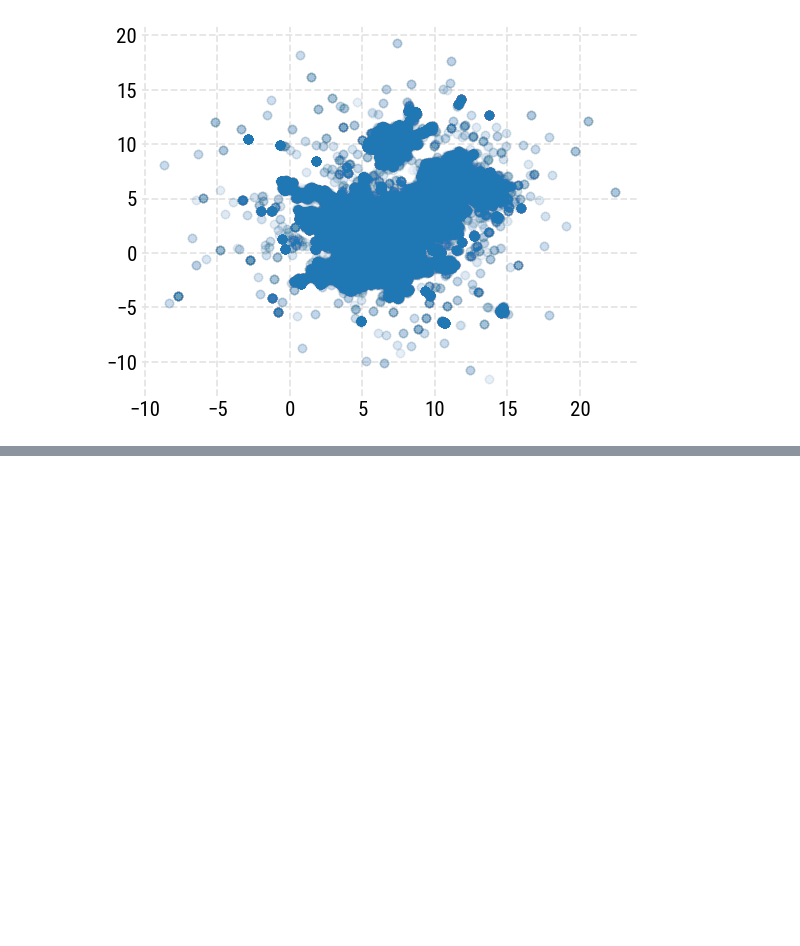
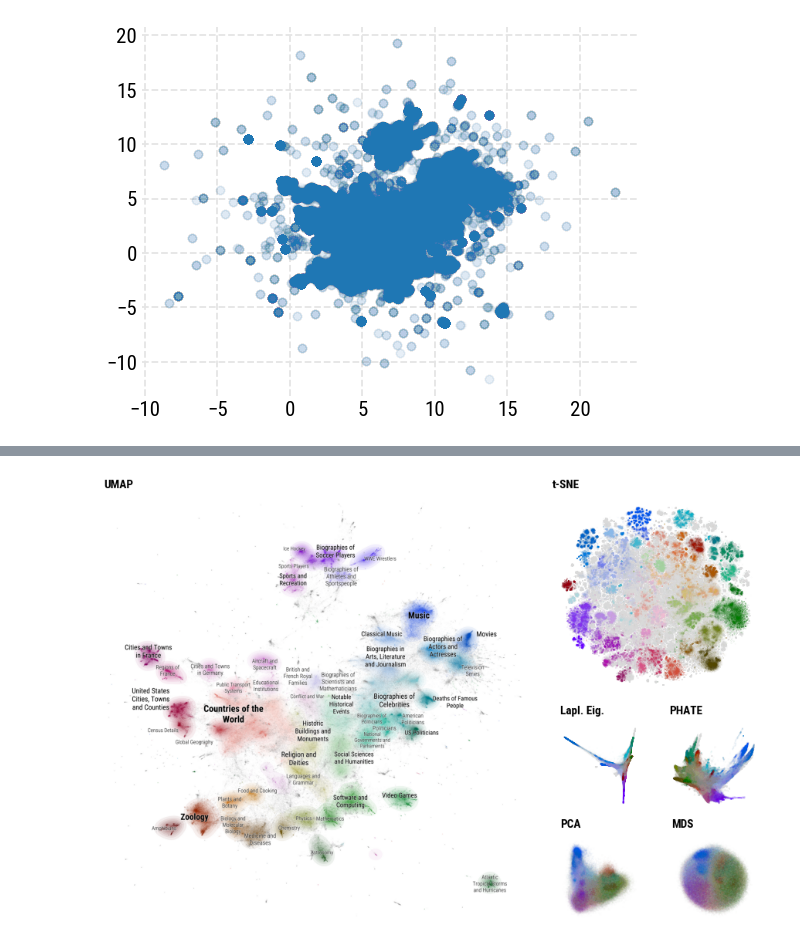
Before and after one commit to dkobak/low-dim-embeddings-review, a Jupyter notebook: code/wikipedia-figure.ipynb, the cells around one changed output, grey strips where cells are left out. Drawn from its saved outputs; the diff is of its cells as text; code cells hidden in the pictures; blank space fills up the shorter version.

```diff
--- a/code/wikipedia-figure.ipynb
+++ b/code/wikipedia-figure.ipynb
@@ -272,0 +255,100 @@ fig.savefig("../figures/wikipedia_figure.png", dpi=400, facecolor="white")
+# %%
+fig, ax_dict = plt.subplot_mosaic(
+'''
+AAAABB
+AAAABB
+AAAACD
+AAAAEF
+''',
+figsize=(9,6),
+dpi=100,
+)
+
+# Replace UMAP plot with the static image
+img = plt.imread("../figures/umap_pca-init_wikipedia_map.png")
+ax_dict["A"].imshow(img)
+ax_dict["A"].axis("off")
+ax_dict["A"].set_title("UMAP", fontfamily="Roboto Condensed", fontsize=11, pad=10)
+ax_dict["B"].set_title("t-SNE", fontfamily="Roboto Condensed", fontsize=11, pad=10)
+ax_dict["D"].set_title("PHATE", fontfamily="Roboto Condensed", fontsize=11, pad=10)
+ax_dict["C"].set_title("Lapl. Eig.", fontfamily="Roboto Condensed", fontsize=11, pad=10)
+ax_dict["E"].set_title("PCA", fontfamily="Roboto Condensed", fontsize=11, pad=10)
+ax_dict["F"].set_title("MDS", fontfamily="Roboto Condensed", fontsize=11, pad=10)
+
+# Create a modified label_color_map with alpha for grey colors
+modified_label_color_map = label_color_map.copy()
+for key, color in modified_label_color_map.items():
+    # Check if color is grey-ish (all RGB values are close to each other)
+    if isinstance(color, (list, tuple)) and len(color) >= 3:
+        r, g, b = color[0], color[1], color[2]
+        # If it's a grey color (all channels roughly equal), add alpha
+        if abs(r - g) < 0.1 and abs(r - b) < 0.1 and abs(g - b) < 0.1:
+            if len(color) == 3:
+                modified_label_color_map[key] = [r, g, b, 0.5]
+            else:
+                modified_label_color_map[key] = [r, g, b, 0.5]
+
+# Create colors array for each data point based on labels
+colors_tsne = [modified_label_color_map.get(label, [0.5, 0.5, 0.5, 0.5]) for label in wikipedia_labels]
+colors_le = [modified_label_color_map.get(label, [0.5, 0.5, 0.5, 0.5]) for label in wikipedia_labels]
+colors_phate = [modified_label_color_map.get(label, [0.5, 0.5, 0.5, 0.5]) for label in wikipedia_labels]
+colors_pca = [modified_label_color_map.get(label, [0.5, 0.5, 0.5, 0.5]) for label in wikipedia_labels]
+colors_mds = [modified_label_color_map.get(label, [0.5, 0.5, 0.5, 0.5]) for label in wikipedia_labels]
+
+# Separate noise and non-noise points for each dataset
+def separate_noise_points(data, colors, labels):
+    noise_mask = np.array([label == -1 for label in labels])
+    non_noise_mask = ~noise_mask
+
+    noise_data = data[noise_mask]
+    non_noise_data = data[non_noise_mask]
+    noise_colors = np.array(colors)[noise_mask]
+    non_noise_colors = np.array(colors)[non_noise_mask]
+
+    return noise_data, non_noise_data, noise_colors, non_noise_colors
+
+# t-SNE scatter plot
+noise_tsne, non_noise_tsne, noise_colors_tsne, non_noise_colors_tsne = separate_noise_points(
+    tsne_data_map, colors_tsne, wikipedia_labels)
+ax_dict["B"].scatter(noise_tsne[:, 0], noise_tsne[:, 1], c=noise_colors_tsne, s=0.005, alpha=0.4, marker=".")
+ax_dict["B"].scatter(non_noise_tsne[:, 0], non_noise_tsne[:, 1], c=non_noise_colors_tsne, s=0.005, alpha=0.4, marker=".")
+ax_dict["B"].set_aspect('equal')
+ax_dict["B"].axis('off')
+
+# Laplacian Eigenmaps scatter plot
+noise_le, non_noise_le, noise_colors_le, non_noise_colors_le = separate_noise_points(
+    le_data_map, colors_le, wikipedia_labels)
+ax_dict["C"].scatter(noise_le[:, 0], noise_le[:, 1], c=noise_colors_le, s=0.005, alpha=0.2, marker=".")
+ax_dict["C"].scatter(non_noise_le[:, 0], non_noise_le[:, 1], c=non_noise_colors_le, s=0.005, alpha=0.2, marker=".")
+ax_dict["C"].set_aspect('equal')
+ax_dict["C"].axis('off')
+
+# PHATE scatter plot
+noise_phate, non_noise_phate, noise_colors_phate, non_noise_colors_phate = separate_noise_points(
+    2000 * phate_data_map, colors_phate, wikipedia_labels)
+ax_dict["D"].scatter(noise_phate[:, 0], noise_phate[:, 1], c=noise_colors_phate, s=0.005, alpha=0.2, marker=".")
+ax_dict["D"].scatter(non_noise_phate[:, 0], non_noise_phate[:, 1], c=non_noise_colors_phate, s=0.005, alpha=0.2, marker=".")
+ax_dict["D"].set_aspect('equal')
+ax_dict["D"].axis('off')
+
+# PCA scatter plot
+noise_pca, non_noise_pca, noise_colors_pca, non_noise_colors_pca = separate_noise_points(
+    pca_data_map, colors_pca, wikipedia_labels)
+ax_dict["E"].scatter(noise_pca[:, 0], noise_pca[:, 1], c=noise_colors_pca, s=0.005, alpha   =0.2, marker=".")
+ax_dict["E"].scatter(non_noise_pca[:, 0], non_noise_pca[:, 1], c=non_noise_colors_pca, s=0.005, alpha=0.2, marker=".")
+ax_dict["E"].set_aspect('equal')
+ax_dict["E"].axis('off')
+
+# MDS scatter plot
+noise_mds, non_noise_mds, noise_colors_mds, non_noise_colors_mds = separate_noise_points(
+    mds_data_map, colors_mds, wikipedia_labels)
+ax_dict["F"].scatter(noise_mds[:, 0], noise_mds[:, 1], c=noise_colors_mds, s=0.005, alpha=0.2, marker=".")
+ax_dict["F"].scatter(non_noise_mds[:, 0], non_noise_mds[:, 1], c=non_noise_colors_mds, s=0.005, alpha=0.2, marker=".")
+ax_dict["F"].set_aspect('equal')
+ax_dict["F"].axis('off')
+
+plt.tight_layout()
+fig.savefig("../figures/wikipedia_figure_matplotlib.jpg", dpi=300, facecolor="white")
+fig.savefig("../figures/wikipedia_figure_matplotlib.png", dpi=300, facecolor="white")
+# %% [output]
+[figure, added]
```
Also changed, not shown: parts of 3 cells of this notebook, 2 other files.
